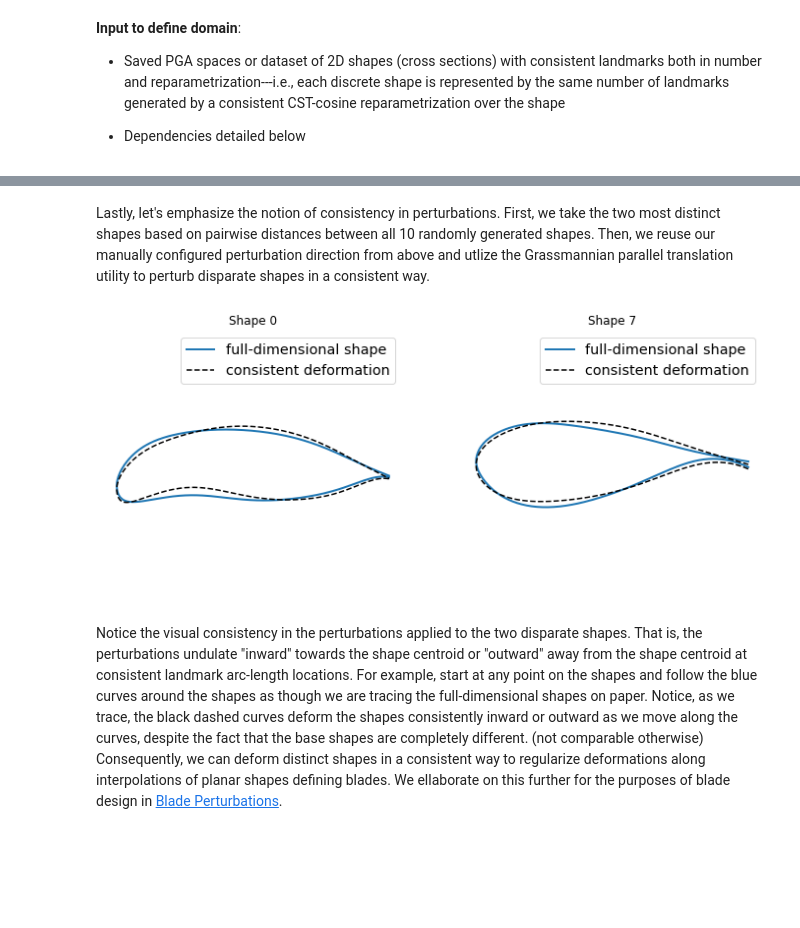
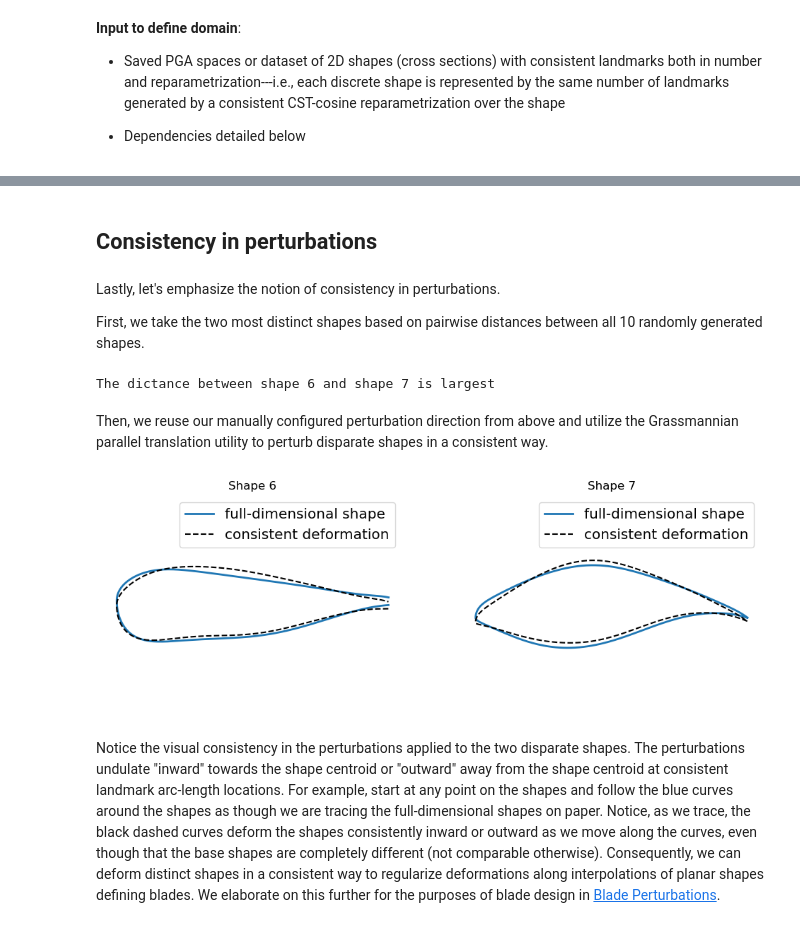
Before and after one commit to NREL/G2Aero, a Jupyter notebook: examples/notebooks/1_Generating_Airfoils.ipynb, the cells around one changed output, grey strips where cells are left out. Cells and saved outputs as stored; diff of their text form; code cells hidden in the pictures; blank space fills up the shorter version.

```diff
--- a/examples/notebooks/1_Generating_Airfoils.ipynb
+++ b/examples/notebooks/1_Generating_Airfoils.ipynb
@@ -160,37 +148,46 @@ for i, shape in enumerate(rnd_shapes):
+# %% [markdown]
+## Consistency in perturbations
 # %% [markdown]
-Lastly, let's emphasize the notion of consistency in perturbations. First, we take the two most distinct shapes based on pairwise distances between all 10 randomly generated shapes. Then, we reuse our manually configured perturbation direction from above and utlize the Grassmannian parallel translation utility to perturb disparate shapes in a consistent way.
+Lastly, let's emphasize the notion of consistency in perturbations.
+
+First, we take the two most distinct shapes based on pairwise distances between all 10 randomly generated shapes.
+# %%
+# determine the most different shapes based on the pairwise Grassmannian distance
+dist = np.zeros((10, 10))
+for i in range(10):
+    for j in range(i, 10):
+        # compute unique elements of the pairwise distance matrix
+        dist[i, j] = gr.distance(rnd_Gr_shapes[i], rnd_Gr_shapes[j])
+# determine the largest pair of shapes
+i_max = np.unravel_index(np.argmax(dist), dist.shape)
+print(f'The dictance between shape {i_max[0]} and shape {i_max[1]} is largest')
+shapes_max = [rnd_Gr_shapes[i_max[0]], rnd_Gr_shapes[i_max[1]]]
+# %% [output]
+The dictance between shape 6 and shape 7 is largest
+# %% [markdown]
+Then, we reuse our manually configured perturbation direction from above and utilize the Grassmannian parallel translation utility to perturb disparate shapes in a consistent way.
 # %%
-# determine the most different shapes based on the pairwise Grassmannian distance
-dist = np.zeros((10,10))
-for i in range(10):
-    for j in range(i,10):
-        # compute unique elements of the pairwise distance matrix
-        dist[i,j] = gr.distance(rnd_Gr_shapes[i,:,:], rnd_Gr_shapes[j,:,:])
-# determine the largest pair of shapes
-i_max = np.unravel_index(np.argmax(dist, axis=None), dist.shape)
-
+# take a random vector at the Karcher mean of arbitrary dimension
+V0 = (rnd_t@pga.Vh[:r]).reshape(-1,2)
 # now plot consistent perturbations between the disparate shapes
-# take a random direction at the Karcher mean of arbitrary dimension
-V0 = (rnd_t.flatten()@pga.Vh[:r]).reshape(-1,2)
-
-fig, ax = plt.subplots(1, 2, figsize=(12, 5))
-for i in range(2):
-    # parallel translate the direction to the disparate shapes
-    V = gr.parallel_translate(pga.karcher_mean,gr.log(pga.karcher_mean,rnd_Gr_shapes[i_max[i],:,:]),V0)
+fig, ax = plt.subplots(1, 2, figsize=(12, 4))
+for i, shape in enumerate(shapes_max):
+    end_point_direction = gr.log(pga.karcher_mean, shape)
+    # parallel translate the vector to the disparate shapes
+    V = gr.parallel_translate(pga.karcher_mean, end_point_direction, V0)
     # perturb the shapes along the consistent directions at disparate tangent spaces
-    P = gr.exp(1,rnd_Gr_shapes[i_max[i],:,:],V)
+    P = gr.exp(1, shape, V)
     # rescale to an appropriate section of the fiber bundle
-    P = P @ pga.M_mean + pga.b_mean
+    new_shape = P @ pga.M_mean + pga.b_mean
 
     # plot results
-    ax[i].plot(rnd_shapes[i_max[i],:,0], rnd_shapes[i_max[i],:,1],linewidth=2, label='full-dimensional shape')
-    ax[i].plot(P[:,0], P[:,1],'k--',label='consistent deformation')
-    # formatting
+    ax[i].plot(rnd_shapes[i_max[i],:,0], rnd_shapes[i_max[i],:,1], lw=2, label='full-dimensional shape')
+    ax[i].plot(new_shape[:,0], new_shape[:,1],'k--',label='consistent deformation')
     ax[i].set_title(f'Shape {i_max[i]}')
     ax[i].axis('off')
     ax[i].axis('equal')
     ax[i].legend(fontsize='x-large')
 # %% [output]
-[figure, old version]
+[figure, new version]
 # %% [markdown]
-Notice the visual consistency in the perturbations applied to the two disparate shapes. That is, the perturbations undulate "inward" towards the shape centroid or "outward" away from the shape centroid at consistent landmark arc-length locations. For example, start at any point on the shapes and follow the blue curves around the shapes as though we are tracing the full-dimensional shapes on paper. Notice, as we trace, the black dashed curves deform the shapes consistently inward or outward as we move along the curves, despite the fact that the base shapes are completely different. (not comparable otherwise) Consequently, we can deform distinct shapes in a consistent way to regularize deformations along interpolations of planar shapes defining blades. We ellaborate on this further for the purposes of blade design in [Blade Perturbations](https://g2aero.readthedocs.io/en/latest/how_to_guides/files/3_Blade_perturbation.html#).
+Notice the visual consistency in the perturbations applied to the two disparate shapes. The perturbations undulate "inward" towards the shape centroid or "outward" away from the shape centroid at consistent landmark arc-length locations. For example, start at any point on the shapes and follow the blue curves around the shapes as though we are tracing the full-dimensional shapes on paper. Notice, as we trace, the black dashed curves deform the shapes consistently inward or outward as we move along the curves, even though that the base shapes are completely different (not comparable otherwise). Consequently, we can deform distinct shapes in a consistent way to regularize deformations along interpolations of planar shapes defining blades. We elaborate on this further for the purposes of blade design in [Blade Perturbations](https://g2aero.readthedocs.io/en/latest/how_to_guides/files/3_Blade_perturbation.html#).
```
Also changed, not shown: parts of 13 cells of this notebook, 4 other files.
